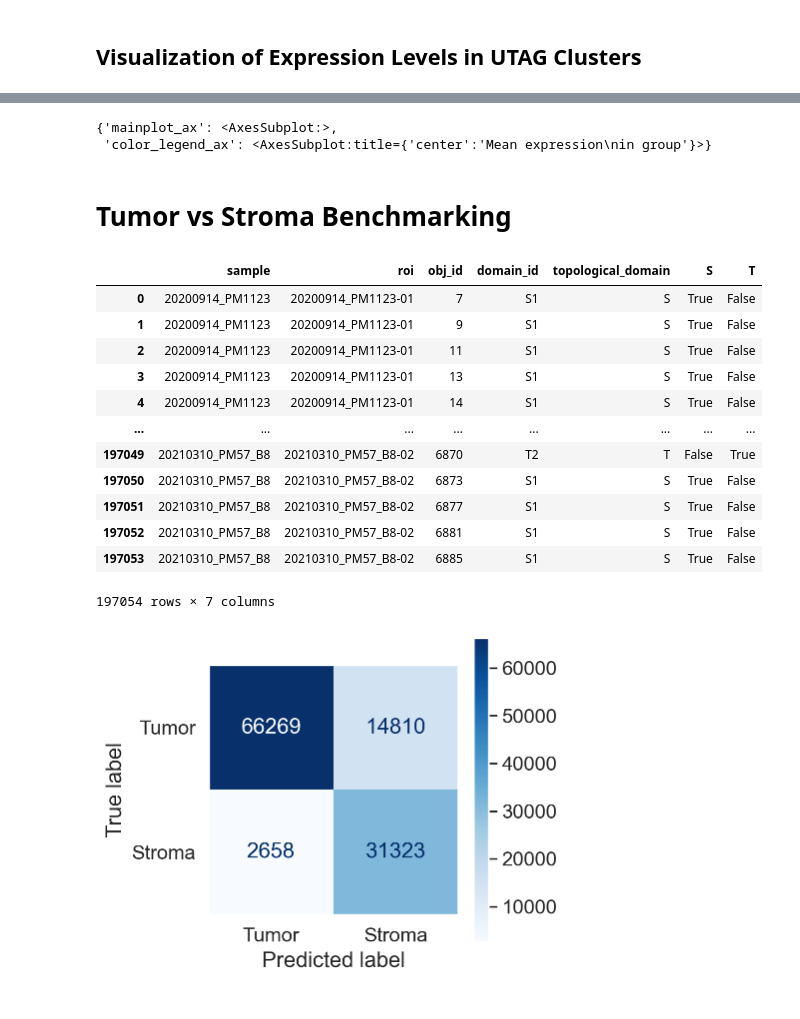
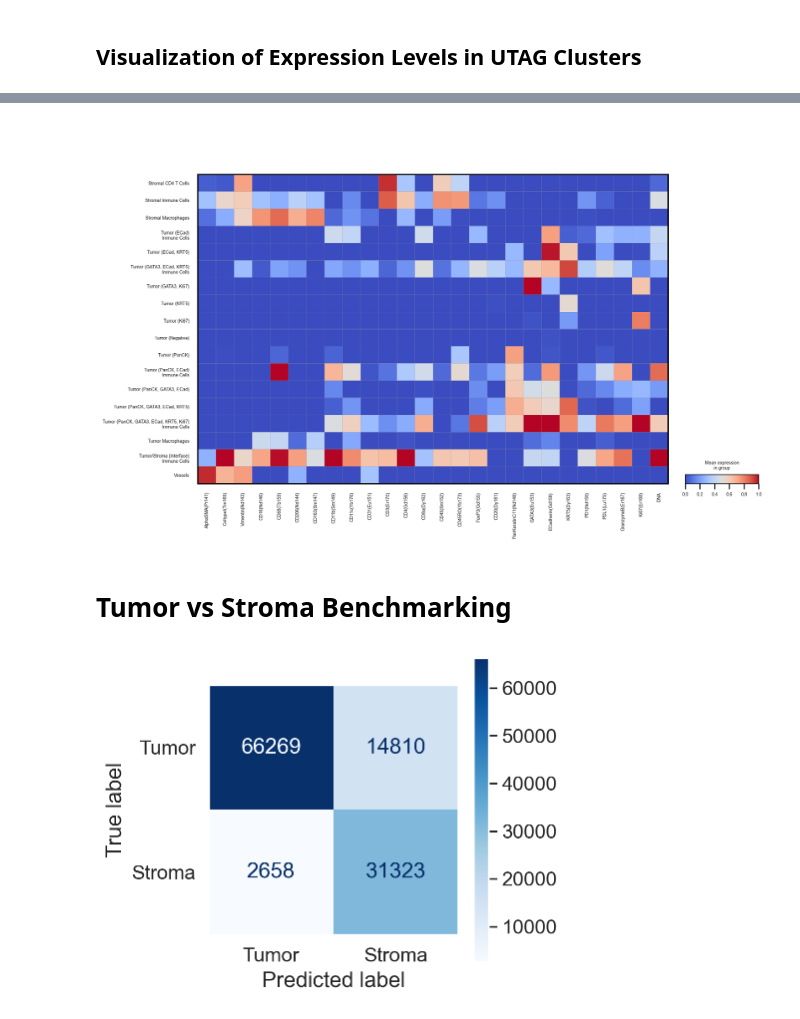
Before and after one commit to ElementoLab/utag, a Jupyter notebook: documentation/IMC Bladder Cancer.ipynb, the cells around one changed output, grey strips where cells are left out. Saved outputs shown, nothing was run; the diff lists cells and outputs as text; code cells hidden in the pictures.

```diff
--- a/documentation/IMC Bladder Cancer.ipynb
+++ b/documentation/IMC Bladder Cancer.ipynb
@@ -147,10 +138,10 @@ sc.pl.matrixplot(
     adata,
     var_names=var_order,
     groupby="UTAG Label",
-    cmap="viridis",
+    cmap="coolwarm",
     vmin=0,
     vmax=1,
-    save="UTAG Label_labelled_matrix.pdf",
+    #save="UTAG Label_labelled_matrix.pdf",
     show=False,
 )
 # %% [output]
@@ -158,2 +150 @@ WARNING: saving figure to file figures\matrixplot_UTAG Label_labelled_matrix.pdf
-{'mainplot_ax': <AxesSubplot:>,
- 'color_legend_ax': <AxesSubplot:title={'center':'Mean expression\nin group'}>}
+[figure, added]
@@ -167,19 +155,3 @@ df = pd.read_csv("data/utuc_domain_annotation.per_cell.csv")
-# %%
-df
-# %% [output]
-|  | sample | roi | obj_id | domain_id | topological_domain | S | T |
-| 0 | 20200914_PM1123 | 20200914_PM1123-01 | 7 | S1 | S | True | False |
-| 1 | 20200914_PM1123 | 20200914_PM1123-01 | 9 | S1 | S | True | False |
-| 2 | 20200914_PM1123 | 20200914_PM1123-01 | 11 | S1 | S | True | False |
-| 3 | 20200914_PM1123 | 20200914_PM1123-01 | 13 | S1 | S | True | False |
-| 4 | 20200914_PM1123 | 20200914_PM1123-01 | 14 | S1 | S | True | False |
-| ... | ... | ... | ... | ... | ... | ... | ... |
-| 197049 | 20210310_PM57_B8 | 20210310_PM57_B8-02 | 6870 | T2 | T | False | True |
-| 197050 | 20210310_PM57_B8 | 20210310_PM57_B8-02 | 6873 | S1 | S | True | False |
-| 197051 | 20210310_PM57_B8 | 20210310_PM57_B8-02 | 6877 | S1 | S | True | False |
-| 197052 | 20210310_PM57_B8 | 20210310_PM57_B8-02 | 6881 | S1 | S | True | False |
-| 197053 | 20210310_PM57_B8 | 20210310_PM57_B8-02 | 6885 | S1 | S | True | False |
-197054 rows × 7 columns
 # %%
 import matplotlib as mpl
 
```
Also changed, not shown: parts of 11 cells of this notebook, 4 other files.
